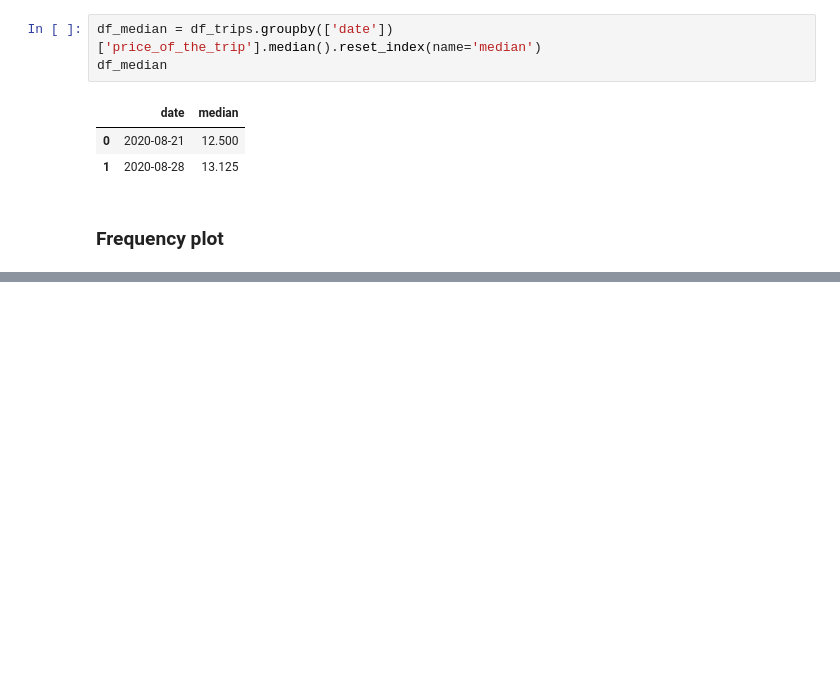
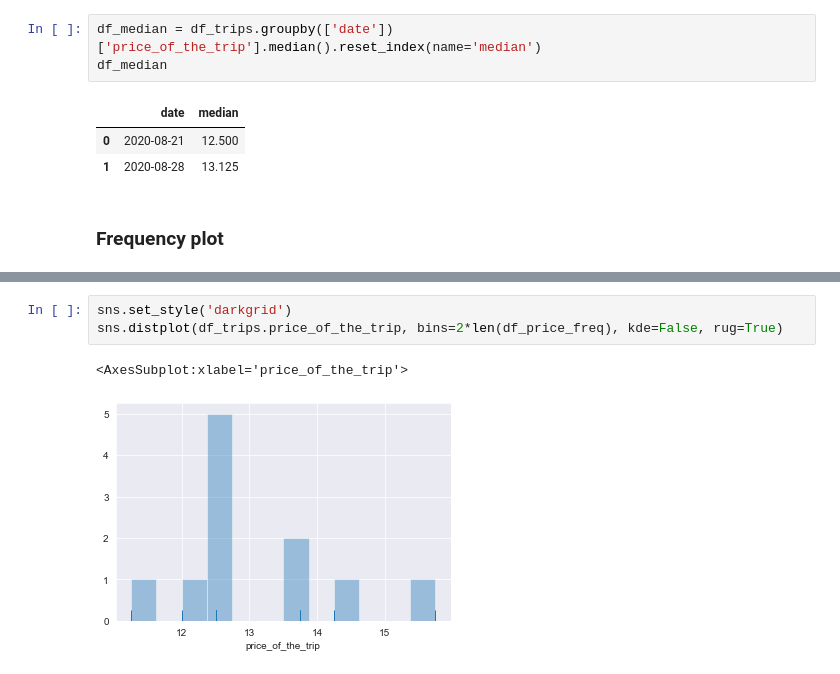
Before and after one commit to GHCamille/blablattractiveness, a Jupyter notebook: get_blabla_data.ipynb, the cells around one changed output, grey strips where cells are left out. Saved outputs shown, nothing was run; the diff lists cells and outputs as text; blank space fills up the shorter version.

```diff
--- a/get_blabla_data.ipynb
+++ b/get_blabla_data.ipynb
@@ -149,3 +142,9 @@ df_price_freq
 | 3 | 13.75 | 2 |
 | 4 | 14.25 | 1 |
 | 5 | 15.75 | 1 |
+# %%
+sns.set_style('darkgrid')
+sns.distplot(df_trips.price_of_the_trip, bins=2*len(df_price_freq), kde=False, rug=True)
+# %% [output]
+<AxesSubplot:xlabel='price_of_the_trip'>
+[figure, added]
```
Also changed, not shown: parts of 7 cells of this notebook.
